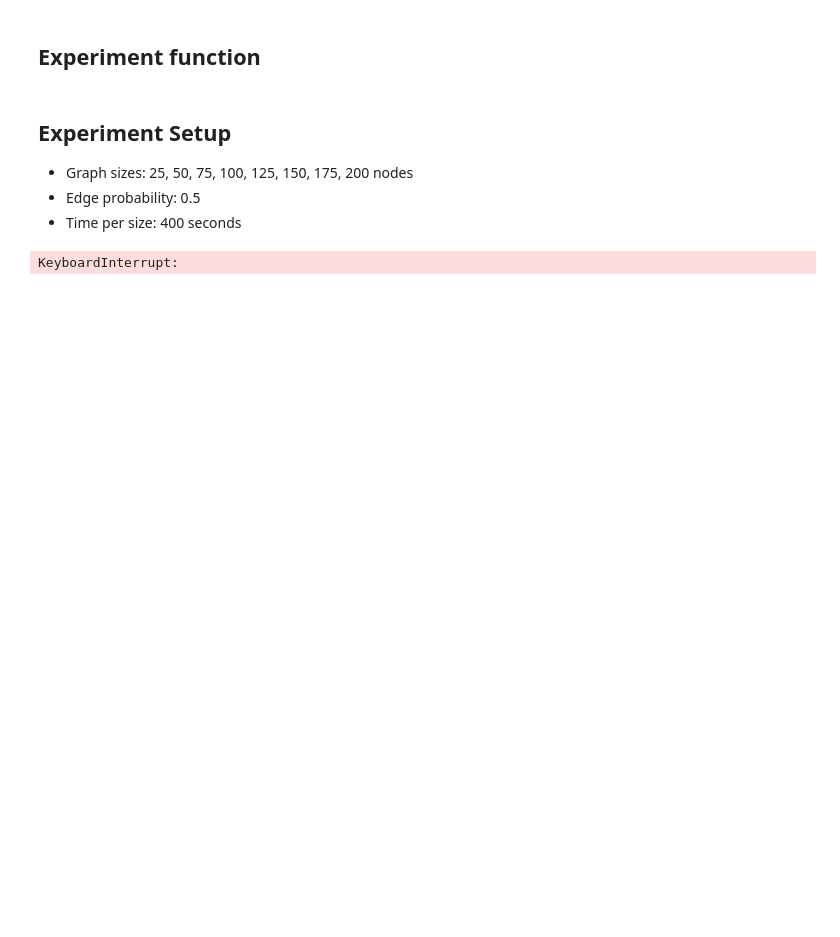
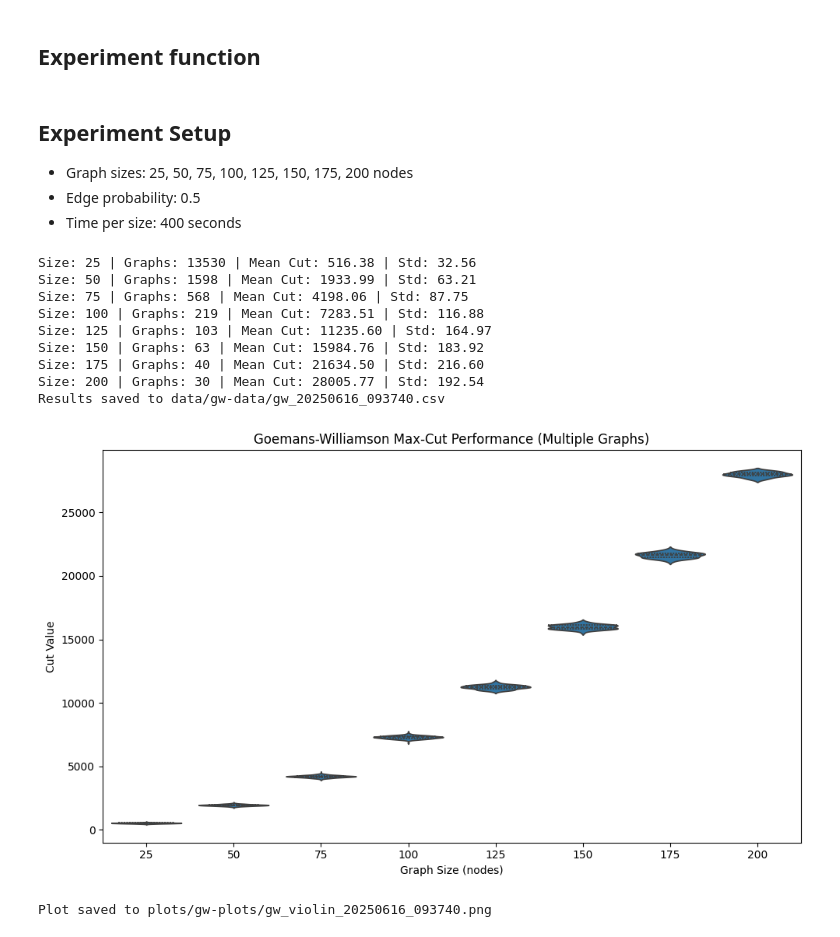
Before and after one commit to wujciak/DiscreteMath, a Jupyter notebook: max-cut/goemans-maxcut.ipynb, the cells around one changed output. Saved outputs shown, nothing was run; the diff lists cells and outputs as text; code cells hidden in the pictures; blank space fills up the shorter version.

```diff
--- a/max-cut/goemans-maxcut.ipynb
+++ b/max-cut/goemans-maxcut.ipynb
@@ -108,32 +108,42 @@ edge_prob = 0.5
 time_per_size = 450 # seconds
 num_rounds = 50
 
 cut_values = run_gw_experiment_time_budget(sizes, edge_prob, time_per_size, num_rounds)
 
 df = pd.DataFrame({
     'Graph Size': sum([[size]*len(vals) for size, vals in zip(sizes, cut_values)], []),
     'Cut Value': sum(cut_values, [])
 })
 
 # Save CSV
 os.makedirs("data/gw-data", exist_ok=True)
 timestamp = datetime.now().strftime("%Y%m%d_%H%M%S")
 csv_path = f"data/gw-data/gw_{timestamp}.csv"
 df.to_csv(csv_path, index=False)
 print(f"Results saved to {csv_path}")
 
 # Save plot
 timestamp = datetime.now().strftime("%Y%m%d_%H%M%S")
 plot_path = f"plots/gw-plots/gw_violin_{timestamp}.png"
 
 plt.figure(figsize=(10,6))
-sns.violinplot(x='Graph Size', y='Cut Value', data=df, inner='quartile', scale='width')
+sns.violinplot(x='Graph Size', y='Cut Value', data=df, inner='quartile', density_norm='width')
 plt.title('Goemans-Williamson Max-Cut Performance (Multiple Graphs)')
 plt.xlabel('Graph Size (nodes)')
 plt.ylabel('Cut Value')
 plt.tight_layout()
 plt.savefig(plot_path)
 plt.show()
 print(f"Plot saved to {plot_path}")
 # %% [output]
-KeyboardInterrupt:
+Size: 25 | Graphs: 13530 | Mean Cut: 516.38 | Std: 32.56
+Size: 50 | Graphs: 1598 | Mean Cut: 1933.99 | Std: 63.21
+Size: 75 | Graphs: 568 | Mean Cut: 4198.06 | Std: 87.75
+Size: 100 | Graphs: 219 | Mean Cut: 7283.51 | Std: 116.88
+Size: 125 | Graphs: 103 | Mean Cut: 11235.60 | Std: 164.97
+Size: 150 | Graphs: 63 | Mean Cut: 15984.76 | Std: 183.92
+Size: 175 | Graphs: 40 | Mean Cut: 21634.50 | Std: 216.60
+Size: 200 | Graphs: 30 | Mean Cut: 28005.77 | Std: 192.54
+Results saved to data/gw-data/gw_20250616_093740.csv
+[figure, added]
+Plot saved to plots/gw-plots/gw_violin_20250616_093740.png
```
Also changed, not shown: parts of 3 cells of this notebook, 12 other files.
